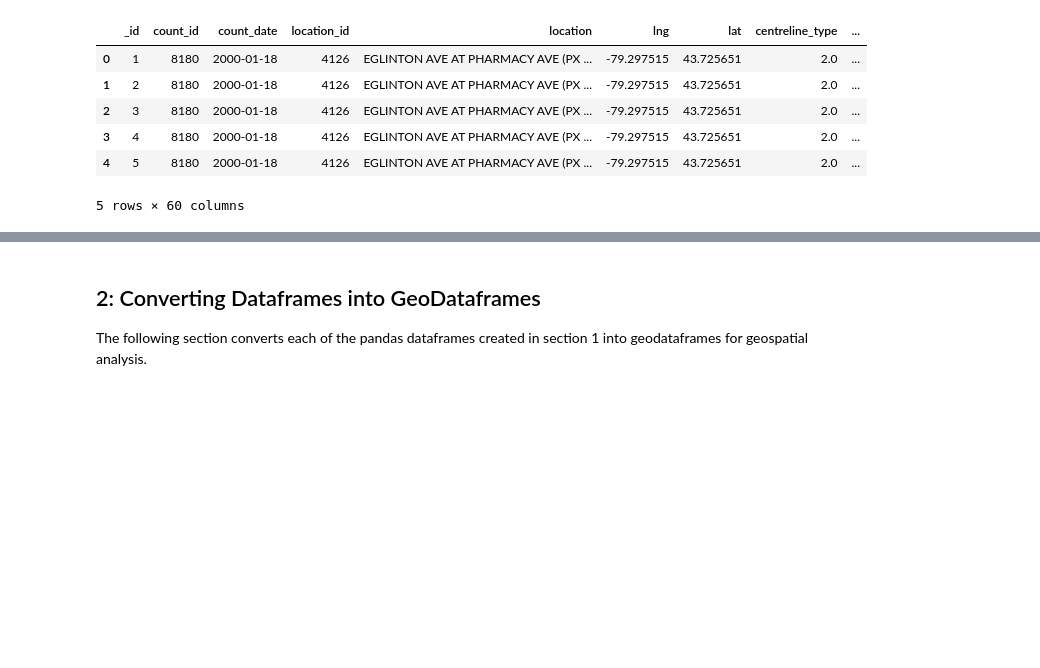
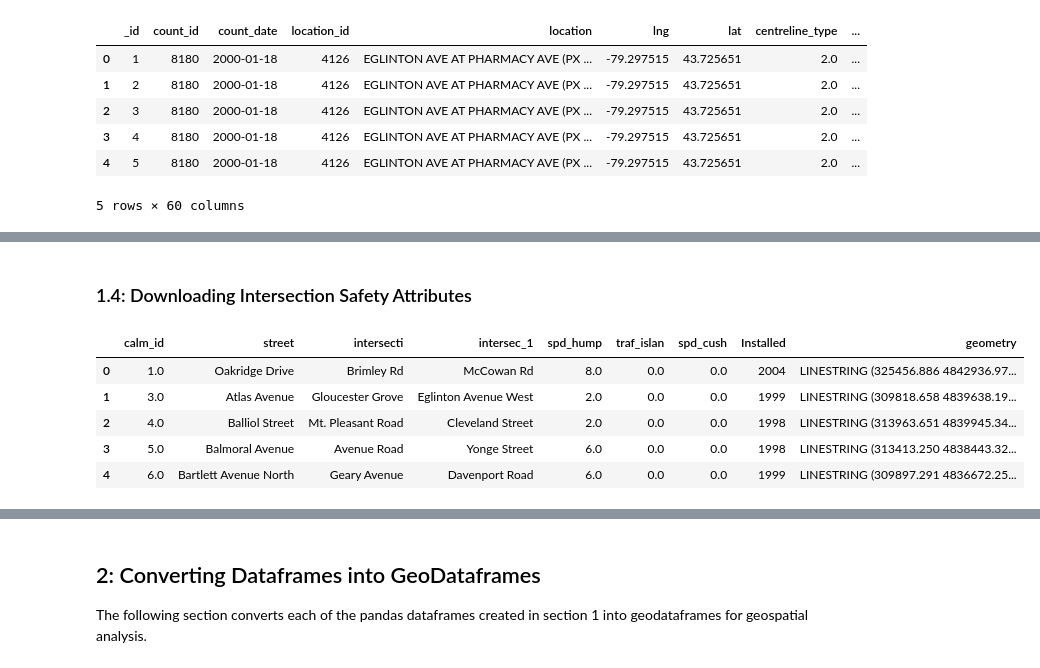
Before and after one commit to nadiamohsin/DEADLY-COLLISION-PROJECT, a Jupyter notebook: Motor Collisions and Traffic Volumes Data Pipeline.ipynb, the cells around one changed output, grey strips where cells are left out. Cells and saved outputs as stored; diff of their text form; code cells hidden in the pictures; blank space fills up the shorter version.

```diff
--- a/Motor Collisions and Traffic Volumes Data Pipeline.ipynb
+++ b/Motor Collisions and Traffic Volumes Data Pipeline.ipynb
@@ -137,0 +181,12 @@ vol_00to09.head()
+# %% [markdown]
+### 1.4: Downloading Intersection Safety Attributes
+# %%
+traffic_calming_gdf = gpd.read_file('Traffic Calming Database - 04.04.2023V2.shp')
+traffic_calming_gdf.head()
+# %% [output]
+|  | calm_id | street | intersecti | intersec_1 | spd_hump | traf_islan | spd_cush | Installed | geometry |
+| 0 | 1.0 | Oakridge Drive | Brimley Rd | McCowan Rd | 8.0 | 0.0 | 0.0 | 2004 | LINESTRING (325456.886 4842936.97... |
+| 1 | 3.0 | Atlas Avenue | Gloucester Grove | Eglinton Avenue West | 2.0 | 0.0 | 0.0 | 1999 | LINESTRING (309818.658 4839638.19... |
+| 2 | 4.0 | Balliol Street | Mt. Pleasant Road | Cleveland Street | 2.0 | 0.0 | 0.0 | 1998 | LINESTRING (313963.651 4839945.34... |
+| 3 | 5.0 | Balmoral Avenue | Avenue Road | Yonge Street | 6.0 | 0.0 | 0.0 | 1998 | LINESTRING (313413.250 4838443.32... |
+| 4 | 6.0 | Bartlett Avenue North | Geary Avenue | Davenport Road | 6.0 | 0.0 | 0.0 | 1999 | LINESTRING (309897.291 4836672.25... |
```
Also changed, not shown: parts of 43 cells of this notebook.
